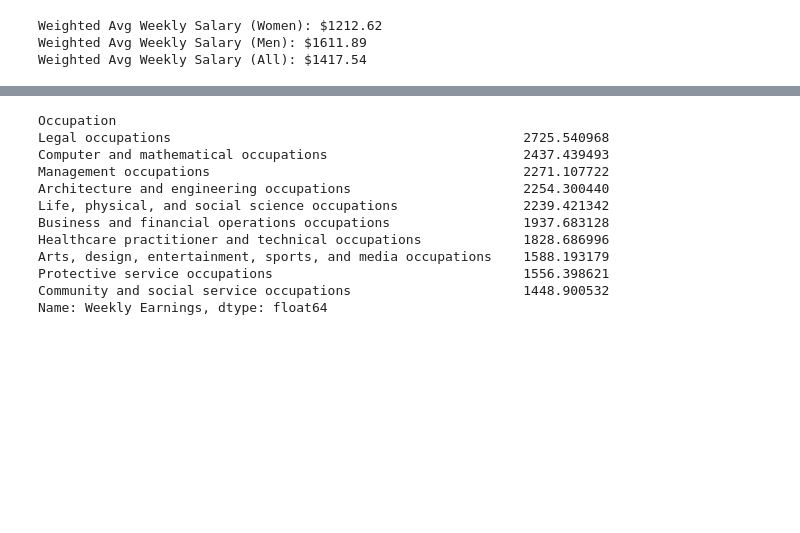
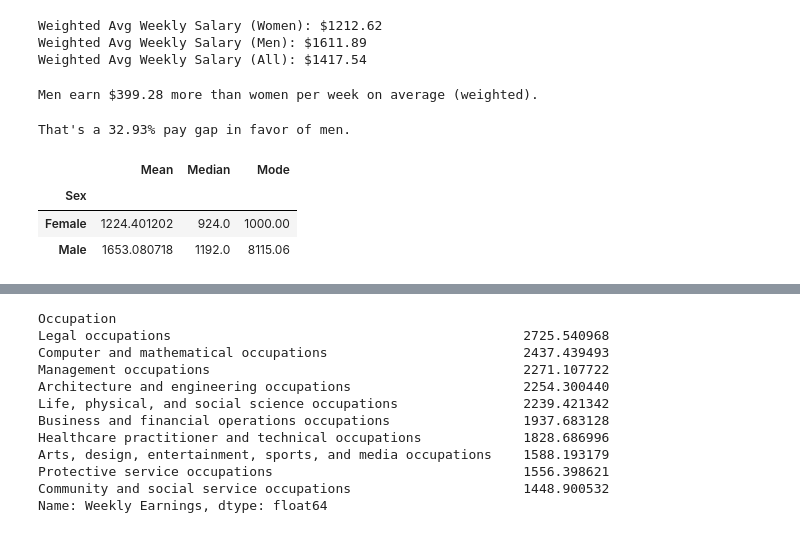
Before and after one commit to JenniBean-K/Money-Talks-A-Demographic-Story, a Jupyter notebook: jkim/outputs/Untitled-1.ipynb, the cells around one changed output, grey strips where cells are left out. Drawn from its saved outputs; the diff is of its cells as text; code cells hidden in the pictures; blank space fills up the shorter version.

```diff
--- a/jkim/outputs/Untitled-1.ipynb
+++ b/jkim/outputs/Untitled-1.ipynb
@@ -82,6 +82,30 @@ print(f"Weighted Avg Weekly Salary (All): ${weighted_salary_all:.2f}")
 Weighted Avg Weekly Salary (Women): $1212.62
 Weighted Avg Weekly Salary (Men): $1611.89
 Weighted Avg Weekly Salary (All): $1417.54
+# %%
+# Difference: men - women
+gender_pay_gap = weighted_salary_men - weighted_salary_women
+
+# Display it nicely
+print(f"Men earn ${gender_pay_gap:.2f} more than women per week on average (weighted).")
+# %% [output]
+Men earn $399.28 more than women per week on average (weighted).
+# %%
+percent_gap = (gender_pay_gap / weighted_salary_women) * 100
+
+print(f"That's a {percent_gap:.2f}% pay gap in favor of men.")
+# %% [output]
+That's a 32.93% pay gap in favor of men.
+# %%
+# Group by gender
+gender_stats = df.groupby('Sex')['Weekly Earnings'].agg(['mean', 'median', lambda x: x.mode().iloc[0]])
+gender_stats.columns = ['Mean', 'Median', 'Mode']
+gender_stats
+# %% [output]
+|  | Mean | Median | Mode |
+| Sex |  |  |  |
+| Female | 1224.401202 | 924.0 | 1000.00 |
+| Male | 1653.080718 | 1192.0 | 8115.06 |
 # %%
 # Average weekly earnings by education level
 df.groupby('Education Enrollment')['Weekly Earnings'].mean().sort_values(ascending=False)
```
Also changed, not shown: parts of 4 cells of this notebook.
